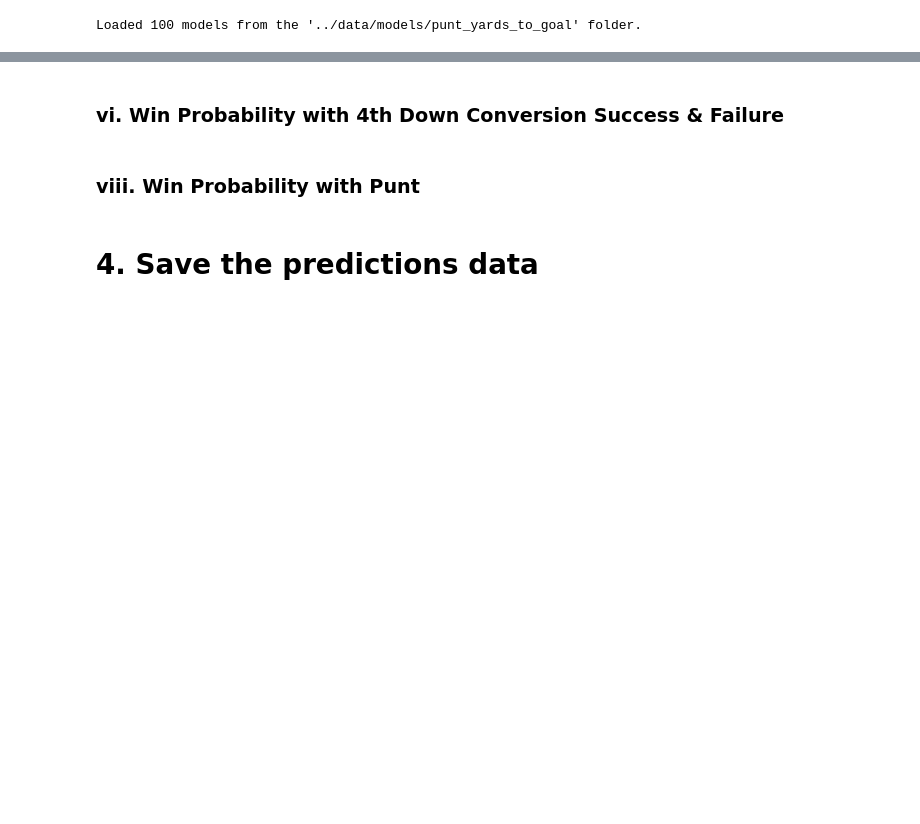
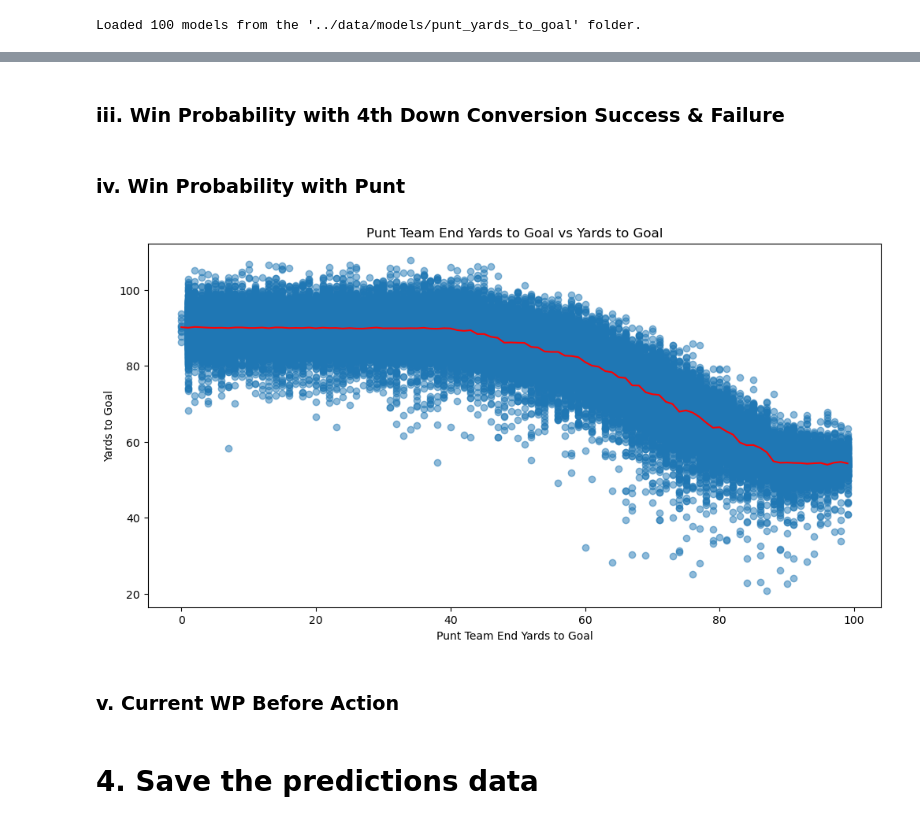
Before and after one commit to lneuendorf/4th-down-models, a Jupyter notebook: notebooks/generate_predictions.ipynb, the cells around one changed output, grey strips where cells are left out. Saved outputs shown, nothing was run; the diff lists cells and outputs as text; code cells hidden in the pictures; blank space fills up the shorter version.

```diff
--- a/notebooks/generate_predictions.ipynb
+++ b/notebooks/generate_predictions.ipynb
@@ -752,5 +758,5 @@ df['exp_wp_95'] = np.percentile(expected_wps, 95, axis=1)
 # %% [markdown]
-### vi. Win Probability with 4th Down Conversion Success & Failure
+### iii. Win Probability with 4th Down Conversion Success & Failure
 # %%
 fourth_down_data = (
     df[[
@@ -843,2 +893,2 @@ df['exp_wp_95'] = np.percentile(expected_wps, 95, axis=1)
 # %% [markdown]
-### viii. Win Probability with Punt
+### iv. Win Probability with Punt
@@ -870,0 +964,27 @@ df['punt_receiving_team_yards_to_goal_95'] = np.percentile(probas_all_models, 95
+# %%
+import matplotlib.pyplot as plt
+
+df_ytg = pd.DataFrame(
+    np.hstack([punt_data.punt_team_end_yards_to_goal.values.reshape(-1, 1), ytg]),
+    columns=['punt_team_end_yards_to_goal', 'yards_to_goal']
+)
+
+df_ytg_grouped = df_ytg.groupby('punt_team_end_yards_to_goal').agg(
+    median_yards_to_goal=('yards_to_goal', 'median'),
+    mean_yards_to_goal=('yards_to_goal', 'mean'),
+    count=('yards_to_goal', 'count')
+).reset_index()
+
+# plot the median yards_to_goal by punt_team_end_yards_to_goal
+plt.figure(figsize=(12, 6))
+plt.scatter(df_ytg.punt_team_end_yards_to_goal, df_ytg.yards_to_goal, alpha=0.5)
+#plot the median yards_to_goal by punt_team_end_yards_to_goal
+plt.plot(df_ytg_grouped.punt_team_end_yards_to_goal, df_ytg_grouped.median_yards_to_goal, color='red', label='Median Yards to Goal')
+plt.xlabel('Punt Team End Yards to Goal')
+plt.ylabel('Yards to Goal')
+plt.title('Punt Team End Yards to Goal vs Yards to Goal')
+plt.show()
+# %% [output]
+[figure, added]
+# %% [markdown]
+### v. Current WP Before Action
```
Also changed, not shown: parts of 13 cells of this notebook.
